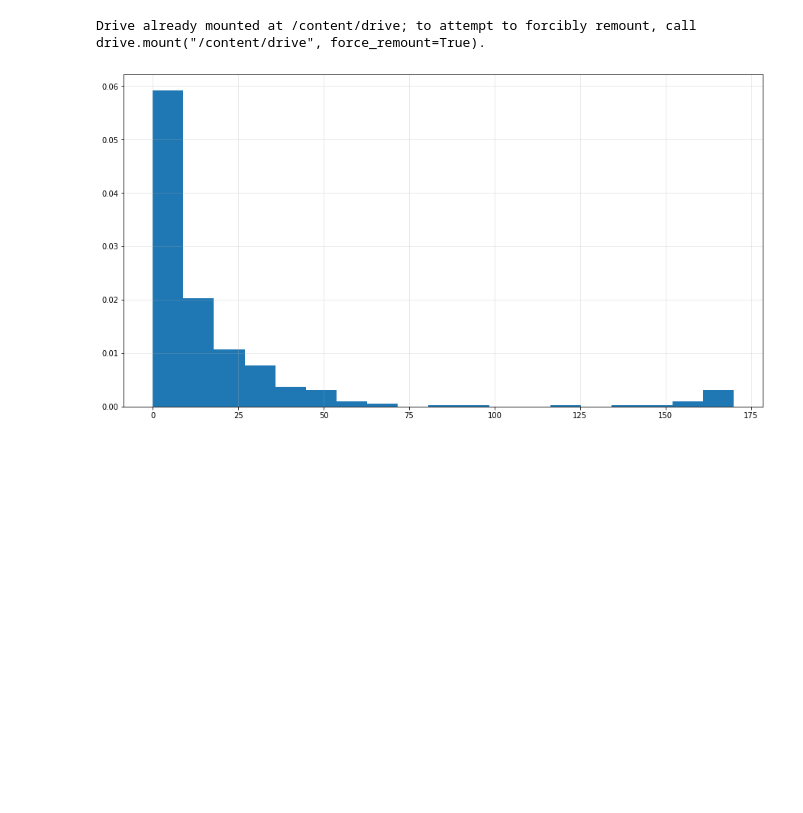
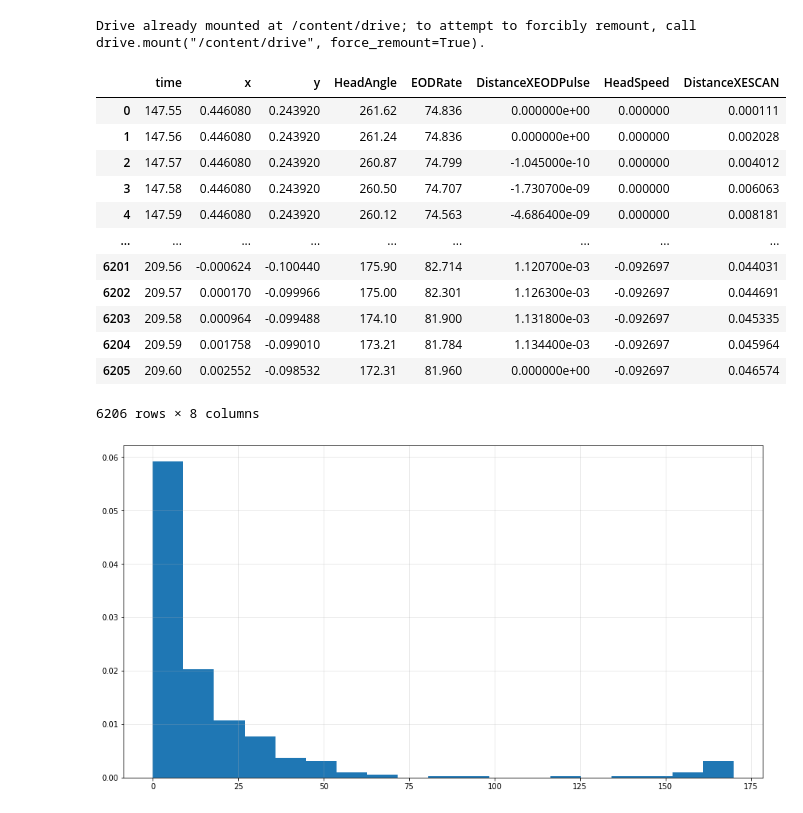
Before and after one commit to sazio/Transients, a Jupyter notebook: Python/Trajectories&Levy.ipynb, the cells around one changed output. Cells and saved outputs as stored; diff of their text form; code cells hidden in the pictures; blank space fills up the shorter version.

```diff
--- a/Python/Trajectories&Levy.ipynb
+++ b/Python/Trajectories&Levy.ipynb
@@ -70,6 +74,22 @@ probeData = []
 for i in tqdm(range(0,len(probeFiles))) :
     probeData.append(pd.read_csv(probeFiles[i], names = ["time", "x", "y", "HeadAngle","EODRate","DistanceXEODPulse",
                                                          "HeadSpeed", "DistanceXESCAN"]))
+# %%
+trackData[0]
+# %% [output]
+|  | time | x | y | HeadAngle | EODRate | DistanceXEODPulse | HeadSpeed | DistanceXESCAN |
+| 0 | 147.55 | 0.446080 | 0.243920 | 261.62 | 74.836 | 0.000000e+00 | 0.000000 | 0.000111 |
+| 1 | 147.56 | 0.446080 | 0.243920 | 261.24 | 74.836 | 0.000000e+00 | 0.000000 | 0.002028 |
+| 2 | 147.57 | 0.446080 | 0.243920 | 260.87 | 74.799 | -1.045000e-10 | 0.000000 | 0.004012 |
+| 3 | 147.58 | 0.446080 | 0.243920 | 260.50 | 74.707 | -1.730700e-09 | 0.000000 | 0.006063 |
+| 4 | 147.59 | 0.446080 | 0.243920 | 260.12 | 74.563 | -4.686400e-09 | 0.000000 | 0.008181 |
+| ... | ... | ... | ... | ... | ... | ... | ... | ... |
+| 6201 | 209.56 | -0.000624 | -0.100440 | 175.90 | 82.714 | 1.120700e-03 | -0.092697 | 0.044031 |
+| 6202 | 209.57 | 0.000170 | -0.099966 | 175.00 | 82.301 | 1.126300e-03 | -0.092697 | 0.044691 |
+| 6203 | 209.58 | 0.000964 | -0.099488 | 174.10 | 81.900 | 1.131800e-03 | -0.092697 | 0.045335 |
+| 6204 | 209.59 | 0.001758 | -0.099010 | 173.21 | 81.784 | 1.134400e-03 | -0.092697 | 0.045964 |
+| 6205 | 209.60 | 0.002552 | -0.098532 | 172.31 | 81.960 | 0.000000e+00 | -0.092697 | 0.046574 |
+6206 rows × 8 columns
 # %%
 traja_steps = []
 for i in tqdm(range(0, len(trackFiles[:19]))):
```
Also changed, not shown: parts of 19 cells of this notebook.
